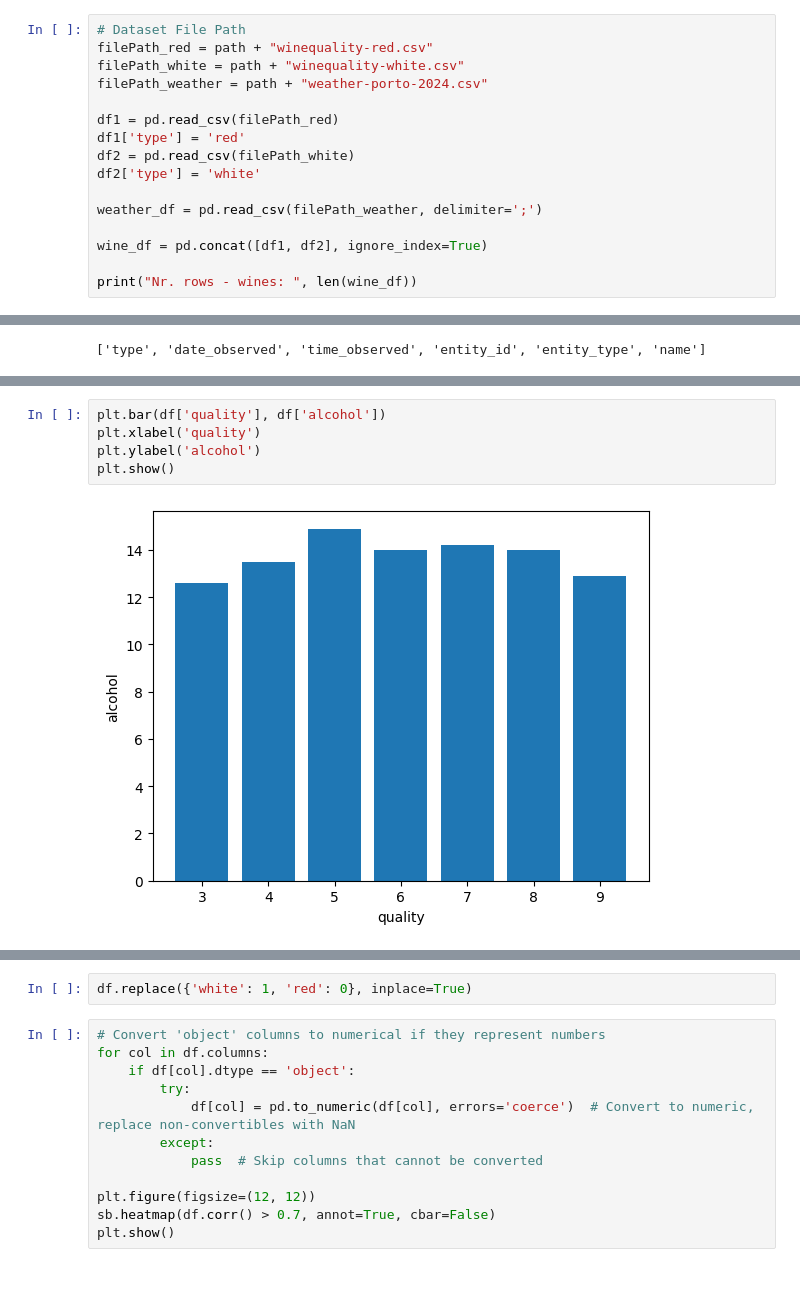
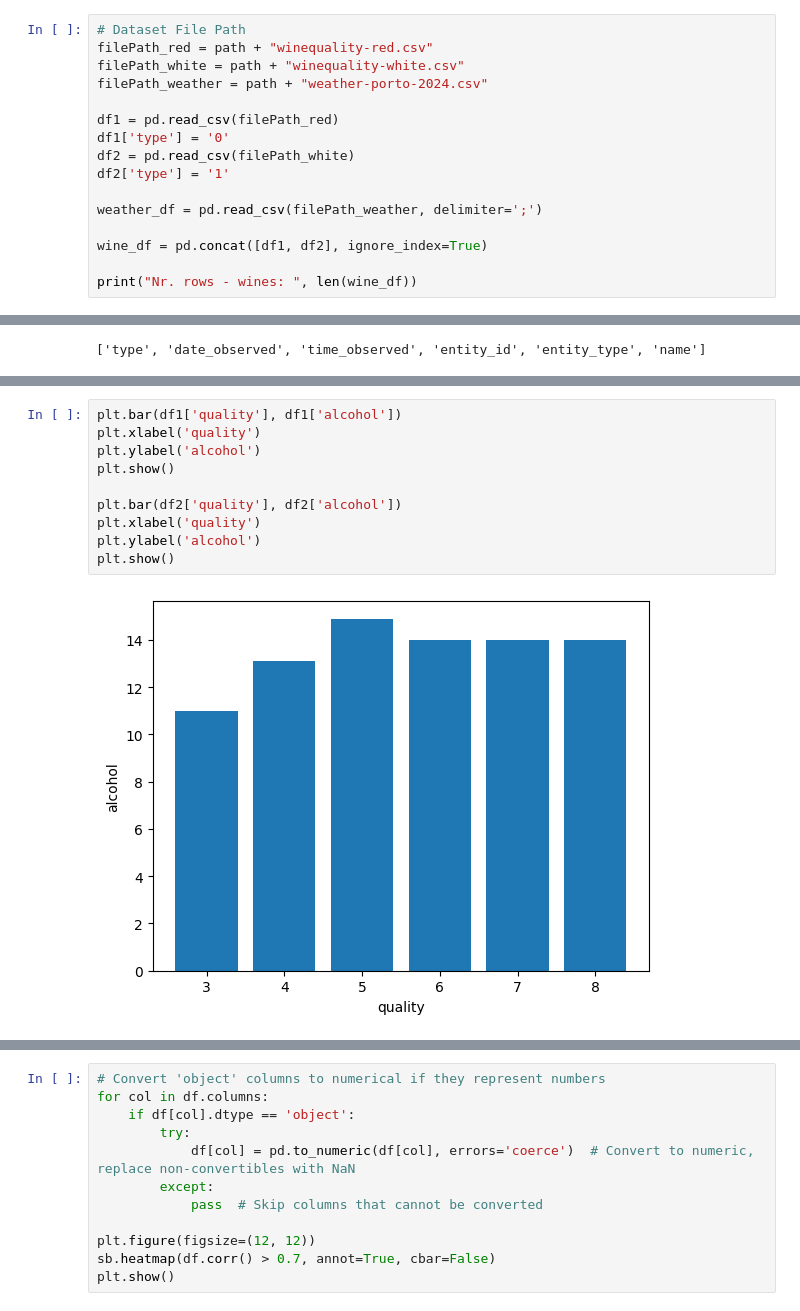
Before and after one commit to RPeleja/WorkML, a Jupyter notebook: ProjetoML_Wine.ipynb, the cells around one changed output, grey strips where cells are left out. Saved outputs shown, nothing was run; the diff lists cells and outputs as text; blank space fills up the shorter version.

```diff
--- a/ProjetoML_Wine.ipynb
+++ b/ProjetoML_Wine.ipynb
@@ -34,9 +34,9 @@ filePath_white = path + "winequality-white.csv"
 filePath_weather = path + "weather-porto-2024.csv"
 
 df1 = pd.read_csv(filePath_red)
-df1['type'] = 'red'
+df1['type'] = '0'
 df2 = pd.read_csv(filePath_white)
-df2['type'] = 'white'
+df2['type'] = '1'
 
 weather_df = pd.read_csv(filePath_weather, delimiter=';')
 
@@ -140,8 +149,13 @@ df.isnull().sum()
 dtype: int64
 # %%
-plt.bar(df['quality'], df['alcohol'])
+plt.bar(df1['quality'], df1['alcohol'])
 plt.xlabel('quality')
 plt.ylabel('alcohol')
 plt.show()
+
+plt.bar(df2['quality'], df2['alcohol'])
+plt.xlabel('quality')
+plt.ylabel('alcohol')
+plt.show()
 # %% [output]
-[figure, old version]
+[figure, new version]
@@ -148,5 +163,3 @@ plt.show()
-# %%
-df.replace({'white': 1, 'red': 0}, inplace=True)
 # %%
 # Convert 'object' columns to numerical if they represent numbers
 for col in df.columns:
```
Also changed, not shown: parts of 11 cells of this notebook.
